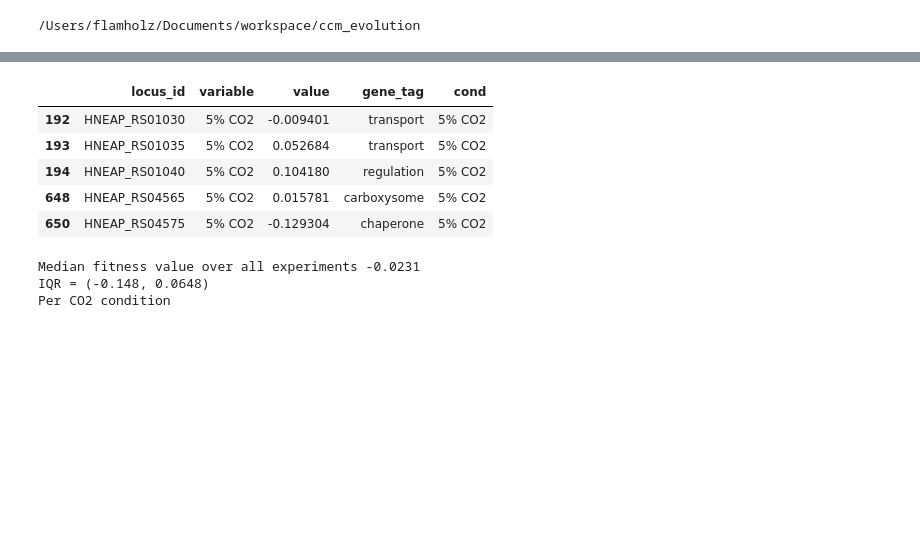
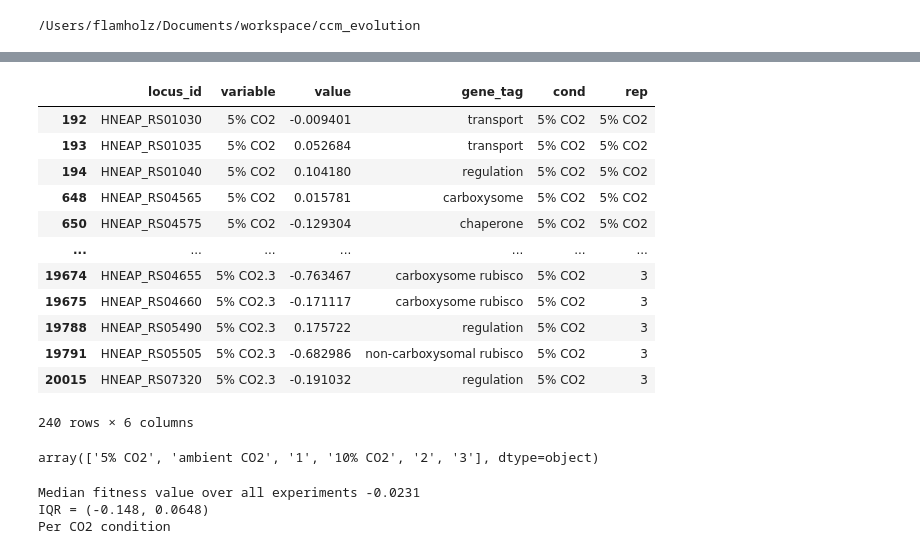
Before and after one commit to flamholz/ccm_evolution, a Jupyter notebook: notebooks/Fig2_Hnea_BarSeq.ipynb, the cells around one changed output, grey strips where cells are left out. Saved outputs shown, nothing was run; the diff lists cells and outputs as text; code cells hidden in the pictures; blank space fills up the shorter version.

```diff
--- a/notebooks/Fig2_Hnea_BarSeq.ipynb
+++ b/notebooks/Fig2_Hnea_BarSeq.ipynb
@@ -51,4 +51,5 @@ categories2plot = {
 locus2plot = [g for g, props in genes_of_interest.items()
               if categories2plot.get(props['kind'], False)]
 
-barseq_df = pd.read_csv('data/Hnea/barseq/fit_logratios_all.csv')
+barseq_df = pd.read_csv('data/Hnea/barseq/fit_logratios_all_good.csv')
+barseq_df
@@ -55,30 +70,43 @@ barseq_df = pd.read_csv('data/Hnea/barseq/fit_logratios_all.csv')
 # %%
 # Make a long-form version of the barseq data as it's simpler for seaborn plotting.
 numeric_cols = (barseq_df.dtypes == np.float64)
 long_df = barseq_df.melt('locus_id', value_vars=barseq_df.columns[numeric_cols])
 
 # Add categorical information.
 default_props = dict(kind='other')
 gene_tags = [genes_of_interest.get(row.locus_id, default_props)['kind']
              for _, row in long_df.iterrows()]
 
 # Strip the .1 suffix in the condition name that comes from melt().
 conds = [re.sub('CO2.\d+', 'CO2', row.variable) for _, row in long_df.iterrows()]
+rep = [row.variable.split('.')[-1] for _, row in long_df.iterrows()]
 long_df['gene_tag'] = gene_tags
 long_df['cond'] = conds
+long_df['rep'] = rep
 
 # Shorter data frame for faster plotting of main-text genes.
 mask = long_df.locus_id.isin(genes_of_interest.keys())
 long_subset_df = long_df[mask]
 
 long_subset_df.head()
 # %% [output]
-|  | locus_id | variable | value | gene_tag | cond |
-| 192 | HNEAP_RS01030 | 5% CO2 | -0.009401 | transport | 5% CO2 |
-| 193 | HNEAP_RS01035 | 5% CO2 | 0.052684 | transport | 5% CO2 |
-| 194 | HNEAP_RS01040 | 5% CO2 | 0.104180 | regulation | 5% CO2 |
-| 648 | HNEAP_RS04565 | 5% CO2 | 0.015781 | carboxysome | 5% CO2 |
-| 650 | HNEAP_RS04575 | 5% CO2 | -0.129304 | chaperone | 5% CO2 |
+|  | locus_id | variable | value | gene_tag | cond | rep |
+| 192 | HNEAP_RS01030 | 5% CO2 | -0.009401 | transport | 5% CO2 | 5% CO2 |
+| 193 | HNEAP_RS01035 | 5% CO2 | 0.052684 | transport | 5% CO2 | 5% CO2 |
+| 194 | HNEAP_RS01040 | 5% CO2 | 0.104180 | regulation | 5% CO2 | 5% CO2 |
+| 648 | HNEAP_RS04565 | 5% CO2 | 0.015781 | carboxysome | 5% CO2 | 5% CO2 |
+| 650 | HNEAP_RS04575 | 5% CO2 | -0.129304 | chaperone | 5% CO2 | 5% CO2 |
+| ... | ... | ... | ... | ... | ... | ... |
+| 19674 | HNEAP_RS04655 | 5% CO2.3 | -0.763467 | carboxysome rubisco | 5% CO2 | 3 |
+| 19675 | HNEAP_RS04660 | 5% CO2.3 | -0.171117 | carboxysome rubisco | 5% CO2 | 3 |
+| 19788 | HNEAP_RS05490 | 5% CO2.3 | 0.175722 | regulation | 5% CO2 | 3 |
+| 19791 | HNEAP_RS05505 | 5% CO2.3 | -0.682986 | non-carboxysomal rubisco | 5% CO2 | 3 |
+| 20015 | HNEAP_RS07320 | 5% CO2.3 | -0.191032 | regulation | 5% CO2 | 3 |
+240 rows × 6 columns
+# %%
+long_subset_df.rep.unique()
+# %% [output]
+array(['5% CO2', 'ambient CO2', '1', '10% CO2', '2', '3'], dtype=object)
 # %%
 # Calculate the IQR of fitness measurements for each of the CO2 conditions
 median_fitness_series = long_df.groupby('cond').median()['value'].rename('median')
```
Also changed, not shown: parts of 3 cells of this notebook, 1 other file.
